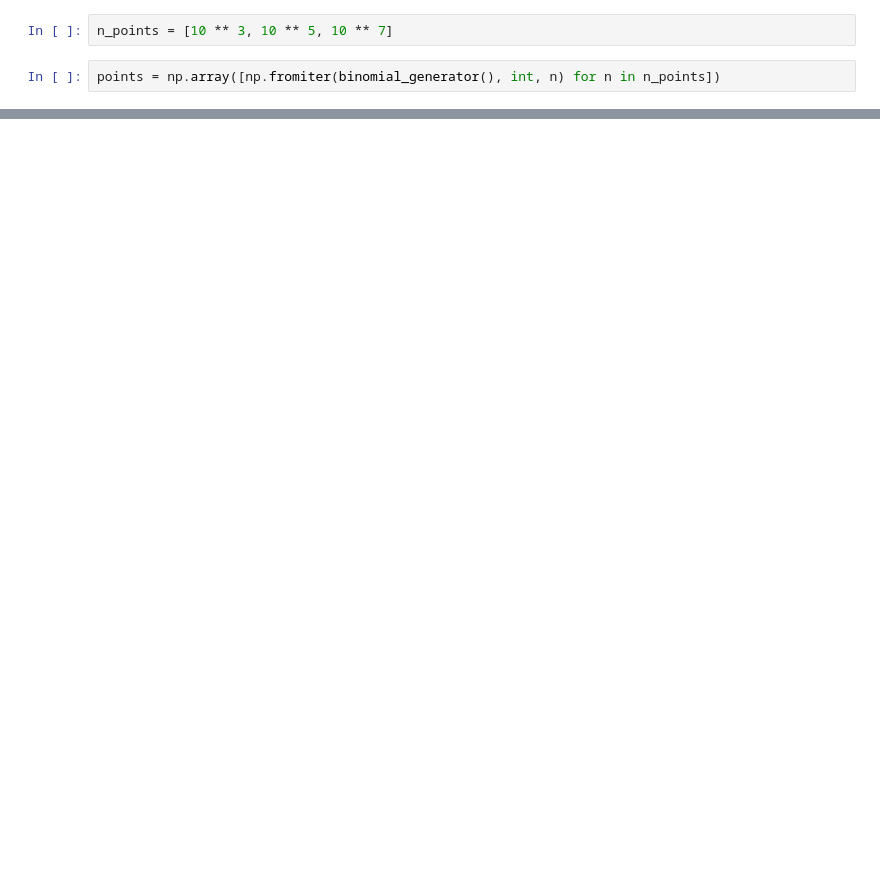
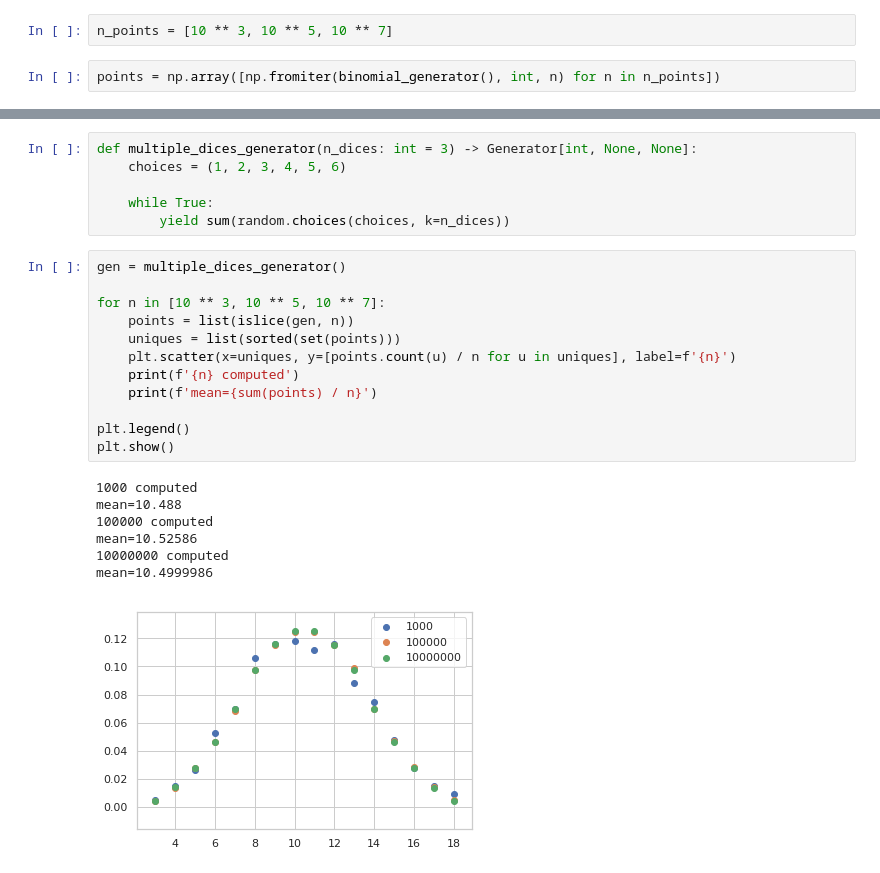
Before and after one commit to WeitBelou/monte-carlo, a Jupyter notebook: notebooks/Lesson 2.ipynb, the cells around one changed output, grey strips where cells are left out. Saved outputs shown, nothing was run; the diff lists cells and outputs as text; blank space fills up the shorter version.

```diff
--- a/notebooks/Lesson 2.ipynb
+++ b/notebooks/Lesson 2.ipynb
@@ -100,0 +128,26 @@ f'''n_points={n}
+# %%
+def multiple_dices_generator(n_dices: int = 3) -> Generator[int, None, None]:
+    choices = (1, 2, 3, 4, 5, 6)
+
+    while True:
+        yield sum(random.choices(choices, k=n_dices))
+# %%
+gen = multiple_dices_generator()
+
+for n in [10 ** 3, 10 ** 5, 10 ** 7]:
+    points = list(islice(gen, n))
+    uniques = list(sorted(set(points)))
+    plt.scatter(x=uniques, y=[points.count(u) / n for u in uniques], label=f'{n}')
+    print(f'{n} computed')
+    print(f'mean={sum(points) / n}')
+
+plt.legend()
+plt.show()
+# %% [output]
+1000 computed
+mean=10.488
+100000 computed
+mean=10.52586
+10000000 computed
+mean=10.4999986
+[figure, added]
```
Also changed, not shown: parts of 17 cells of this notebook, 3 other files.
